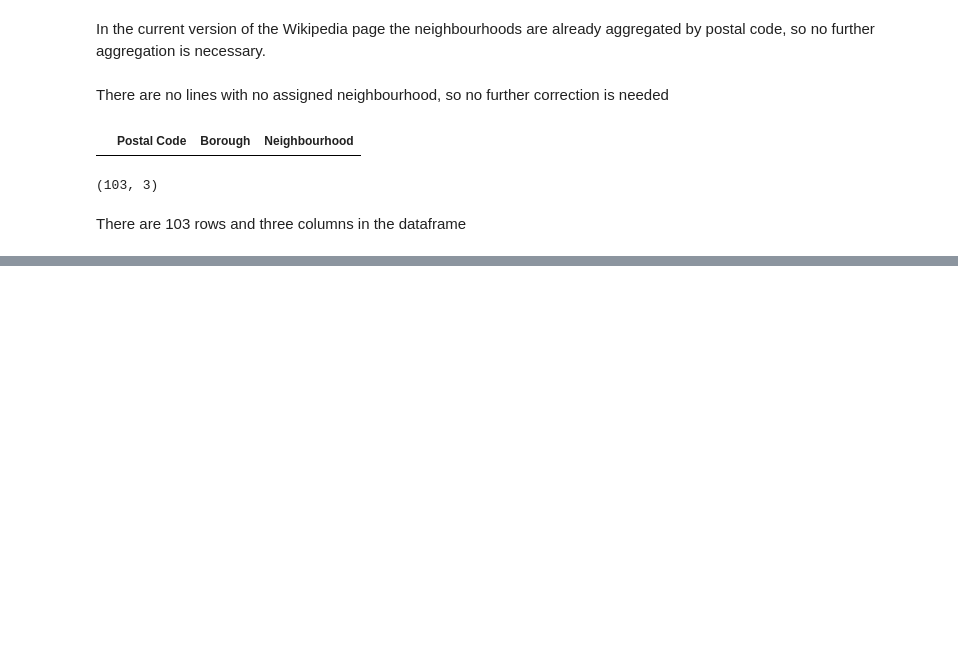
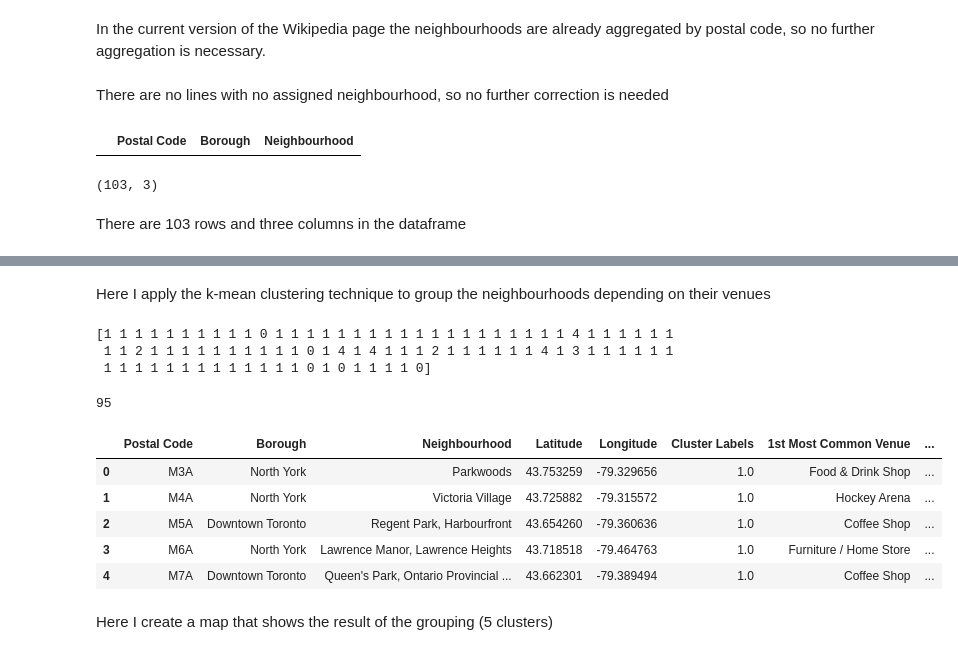
Before and after one commit to annamaria1983/datasciencecapstone, a Jupyter notebook: Capstone project week 3.ipynb, the cells around one changed output, grey strips where cells are left out. Drawn from its saved outputs; the diff is of its cells as text; code cells hidden in the pictures; blank space fills up the shorter version.

```diff
--- a/Capstone project week 3.ipynb
+++ b/Capstone project week 3.ipynb
@@ -76,0 +432,41 @@ There are 103 rows and three columns in the dataframe
+# %% [markdown]
+Here I apply the k-mean clustering technique to group the neighbourhoods depending on their venues
+# %%
+# set number of clusters
+kclusters = 5
+
+toronto_grouped_clustering = toronto_grouped.drop('Neighbourhood', 1)
+
+# run k-means clustering
+kmeans = KMeans(n_clusters=kclusters, random_state=0).fit(toronto_grouped_clustering)
+
+# check cluster labels generated for each row in the dataframe
+print(kmeans.labels_)
+len(kmeans.labels_)
+# %% [output]
+[1 1 1 1 1 1 1 1 1 1 0 1 1 1 1 1 1 1 1 1 1 1 1 1 1 1 1 1 1 1 4 1 1 1 1 1 1
+ 1 1 2 1 1 1 1 1 1 1 1 1 1 0 1 4 1 4 1 1 1 2 1 1 1 1 1 1 4 1 3 1 1 1 1 1 1
+ 1 1 1 1 1 1 1 1 1 1 1 1 1 0 1 0 1 1 1 1 0]
+95
+# %%
+# add clustering labels
+neighborhoods_venues_sorted.insert(0, 'Cluster Labels', kmeans.labels_)
+
+toronto_merged = wiki_df
+
+# merge toronto_grouped with toronto_data to add latitude/longitude for each neighborhood
+toronto_merged = toronto_merged.join(neighborhoods_venues_sorted.set_index('Neighbourhood'), on='Neighbourhood')
+
+toronto_merged.dropna(inplace = True)
+toronto_merged.reset_index(drop = True, inplace = True)
+
+toronto_merged.head()
+# %% [output]
+|  | Postal Code | Borough | Neighbourhood | Latitude | Longitude | Cluster Labels | 1st Most Common Venue | ... |
+| 0 | M3A | North York | Parkwoods | 43.753259 | -79.329656 | 1.0 | Food & Drink Shop | ... |
+| 1 | M4A | North York | Victoria Village | 43.725882 | -79.315572 | 1.0 | Hockey Arena | ... |
+| 2 | M5A | Downtown Toronto | Regent Park, Harbourfront | 43.654260 | -79.360636 | 1.0 | Coffee Shop | ... |
+| 3 | M6A | North York | Lawrence Manor, Lawrence Heights | 43.718518 | -79.464763 | 1.0 | Furniture / Home Store | ... |
+| 4 | M7A | Downtown Toronto | Queen's Park, Ontario Provincial ... | 43.662301 | -79.389494 | 1.0 | Coffee Shop | ... |
+# %% [markdown]
+Here I create a map that shows the result of the grouping (5 clusters)
```
Also changed, not shown: parts of 55 cells of this notebook.
